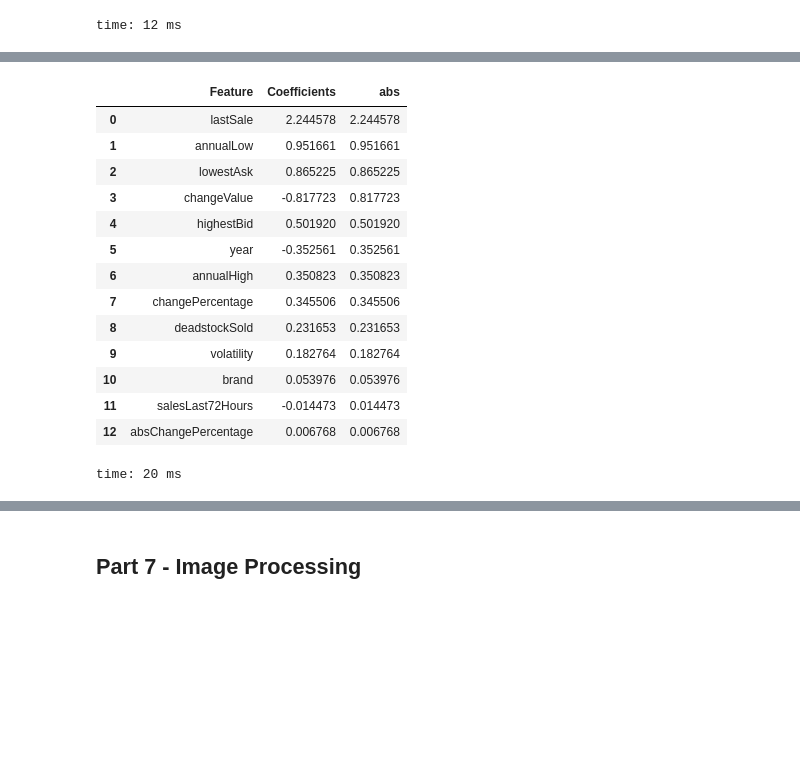
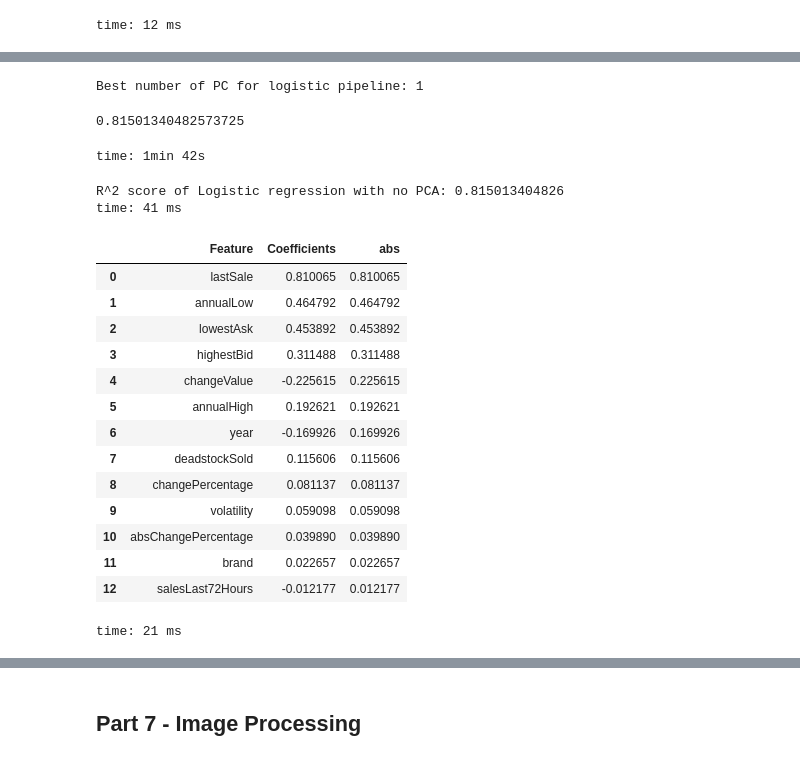
Before and after one commit to chrisk447/Capstone-GA, a Jupyter notebook: StockX Notebook.ipynb, the cells around one changed output, grey strips where cells are left out. Drawn from its saved outputs; the diff is of its cells as text; code cells hidden in the pictures; blank space fills up the shorter version.

```diff
--- a/StockX Notebook.ipynb
+++ b/StockX Notebook.ipynb
@@ -783,6 +746,0 @@ time: 40 ms
-# %%
-# Non-PCA logistic regression
-X = no_extra_df.drop(['rarity', 'rarity_bool'], axis=1)
-y = num_df.rarity_bool
-logr = LogisticRegression()
-model_maker(X,y,0,logr);
@@ -793,22 +747,63 @@ time: 52 ms
+# %%
+# Logistic Regression with PCA
+Xs, Xst, y_train, y_test = setup(regression=False)
+
+log_param = {
+    'features__pca__n_components':np.arange(len(X.columns)),
+    'logreg__penalty':['l1','l2'],
+    'logreg__solver':['liblinear'],
+    'logreg__C':np.logspace(-5,0,20)
+}
+
+gs_log = GridSearchCV(log_pipeline, param_grid=log_param, cv=10)
+gs_log.fit(Xs, y_train)
+log_pca = gs_log.best_params_['features__pca__n_components']
+log_penalty = gs_log.best_params_['logreg__penalty']
+log_solver = gs_log.best_params_['logreg__solver']
+log_C = gs_log.best_params_['logreg__C']
+print 'Best number of PC for logistic pipeline:', log_pca
+
+log_pipeline.set_params(features__pca__n_components=log_pca,
+                        logreg__penalty=log_penalty,
+                        logreg__solver=log_solver,
+                        logreg__C=log_C)
+log_pipeline.fit(Xs, y_train)
+log_pipeline.score(Xst, y_test)
+# %% [output]
+Best number of PC for logistic pipeline: 1
+0.81501340482573725
+time: 1min 42s
+# %%
+# Non-PCA logistic regression
+log_pipeline.set_params(features__pca__n_components=None,
+                        logreg__penalty=log_penalty,
+                        logreg__solver=log_solver,
+                        logreg__C=log_C)
+log_pipeline.fit(Xs, y_train)
+print 'R^2 score of Logistic regression with no PCA:', log_pipeline.score(Xst, y_test)
+logr_coef = log_pipeline.get_params()['logreg'].coef_
+# %% [output]
+R^2 score of Logistic regression with no PCA: 0.815013404826
+time: 41 ms
 # %%
 # Getting only the top coefficients from the logistic regression
-coef_df = pd.DataFrame(zip(no_extra_df.drop(['rarity','rarity_bool'],axis=1).columns, logr.coef_[0]), columns=['Feature', 'Coefficients'])
+coef_df = pd.DataFrame(zip(no_extra_df.columns, logr_coef.flatten()), columns=['Feature', 'Coefficients'])
 coef_df['abs'] = abs(coef_df.Coefficients).copy()
 coef_df = coef_df.sort_values('abs', ascending=False).reset_index(drop=True)
 coef_df
 # %% [output]
 |  | Feature | Coefficients | abs |
-| 0 | lastSale | 2.244578 | 2.244578 |
-| 1 | annualLow | 0.951661 | 0.951661 |
-| 2 | lowestAsk | 0.865225 | 0.865225 |
-| 3 | changeValue | -0.817723 | 0.817723 |
-| 4 | highestBid | 0.501920 | 0.501920 |
-| 5 | year | -0.352561 | 0.352561 |
-| 6 | annualHigh | 0.350823 | 0.350823 |
-| 7 | changePercentage | 0.345506 | 0.345506 |
-| 8 | deadstockSold | 0.231653 | 0.231653 |
-| 9 | volatility | 0.182764 | 0.182764 |
-| 10 | brand | 0.053976 | 0.053976 |
-| 11 | salesLast72Hours | -0.014473 | 0.014473 |
-| 12 | absChangePercentage | 0.006768 | 0.006768 |
+| 0 | lastSale | 0.810065 | 0.810065 |
+| 1 | annualLow | 0.464792 | 0.464792 |
+| 2 | lowestAsk | 0.453892 | 0.453892 |
+| 3 | highestBid | 0.311488 | 0.311488 |
+| 4 | changeValue | -0.225615 | 0.225615 |
+| 5 | annualHigh | 0.192621 | 0.192621 |
+| 6 | year | -0.169926 | 0.169926 |
+| 7 | deadstockSold | 0.115606 | 0.115606 |
+| 8 | changePercentage | 0.081137 | 0.081137 |
+| 9 | volatility | 0.059098 | 0.059098 |
+| 10 | absChangePercentage | 0.039890 | 0.039890 |
+| 11 | brand | 0.022657 | 0.022657 |
+| 12 | salesLast72Hours | -0.012177 | 0.012177 |
-time: 20 ms
+time: 21 ms
```
Also changed, not shown: parts of 20 cells of this notebook.
